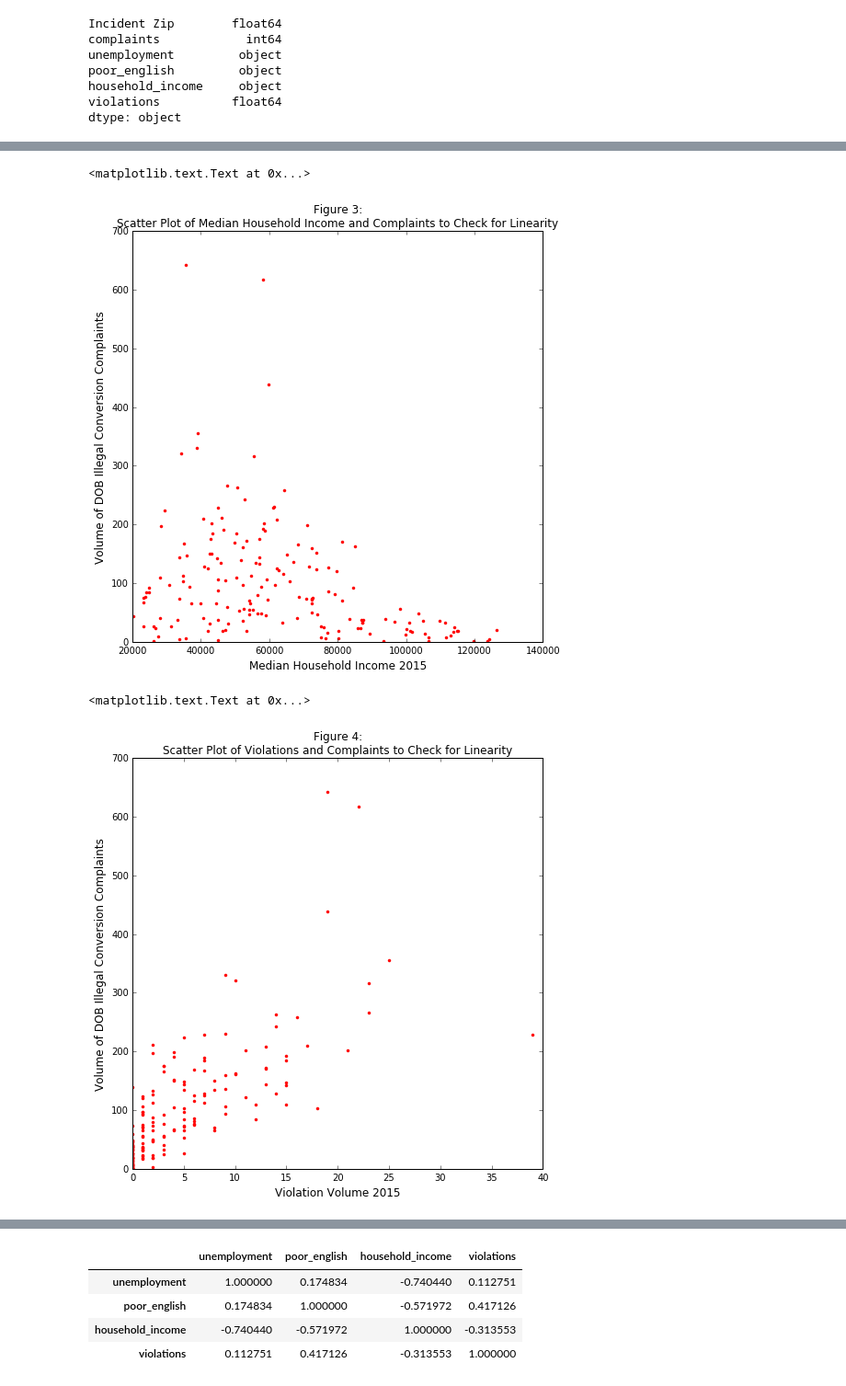
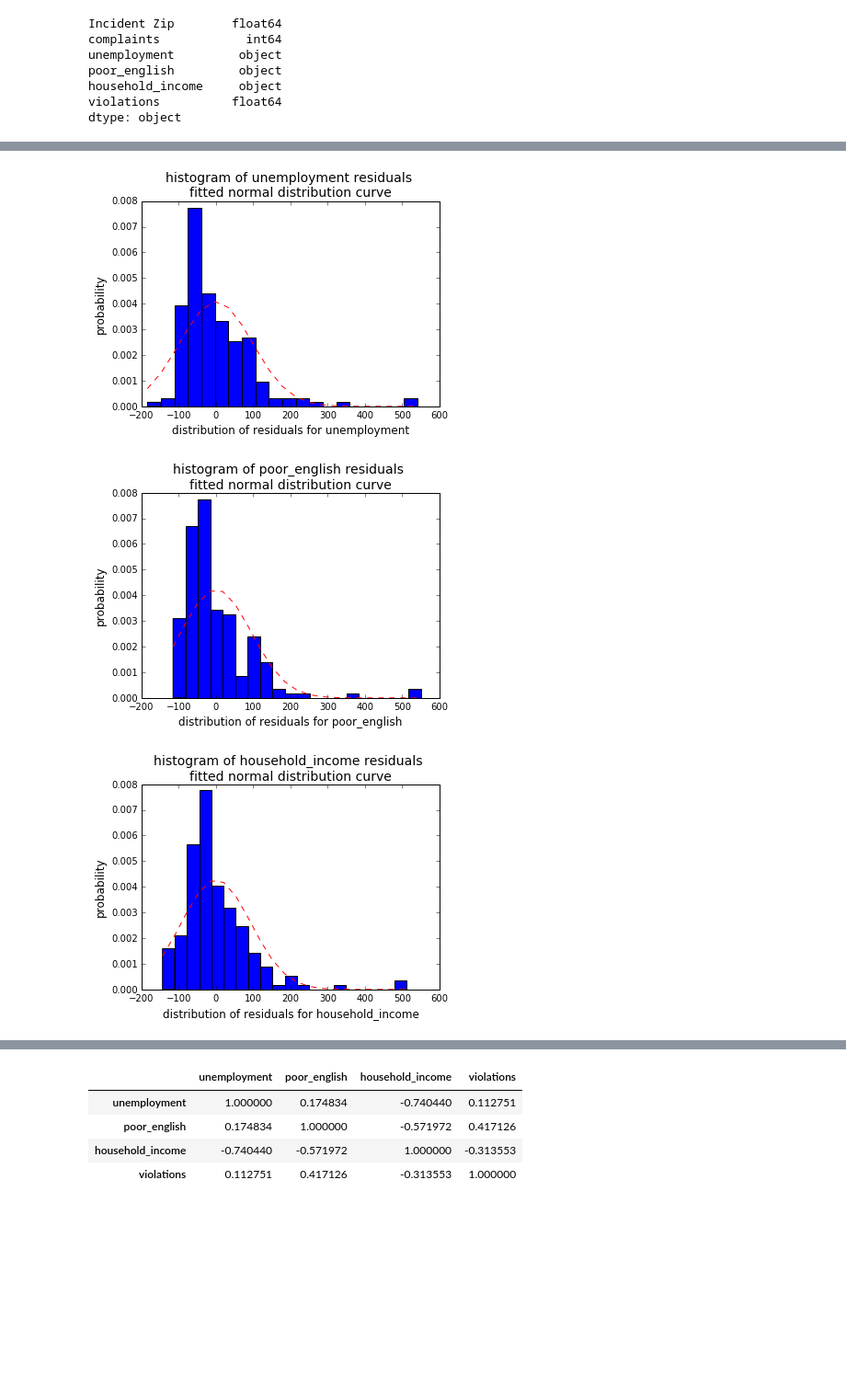
Before and after one commit to CUSPCivicAnalyticsFellows/311, a Jupyter notebook: notebooks/dob_regression_jan26.ipynb, the cells around one changed output, grey strips where cells are left out. Shown at 92% size. Saved outputs shown, nothing was run; the diff lists cells and outputs as text; code cells hidden in the pictures; blank space fills up the shorter version.

```diff
--- a/notebooks/dob_regression_jan26.ipynb
+++ b/notebooks/dob_regression_jan26.ipynb
@@ -154,19 +152,26 @@ plt.ylabel('Volume of DOB Illegal Conversion Complaints', fontsize=12)
-# %%
-#is the relationship between x and y linear
-plt.figure(figsize=(8,8))
-plt.plot(model['household_income'], model['complaints'], 'r.')
-plt.title('Figure 3:\nScatter Plot of Median Household Income and Complaints to Check for Linearity', fontsize=12)
-plt.xlabel('Median Household Income 2015', fontsize=12)
-plt.ylabel('Volume of DOB Illegal Conversion Complaints', fontsize=12)
-# %% [output]
-<matplotlib.text.Text at 0x...>
-[figure, removed]
-# %%
-plt.figure(figsize=(8,8))
-plt.plot(model['violations'], model['complaints'], 'r.')
-plt.title('Figure 4:\nScatter Plot of Violations and Complaints to Check for Linearity', fontsize=12)
-plt.xlabel('Violation Volume 2015', fontsize=12)
-plt.ylabel('Volume of DOB Illegal Conversion Complaints', fontsize=12)
-# %% [output]
-<matplotlib.text.Text at 0x...>
-[figure, removed]
+# %%
+for i, elem in enumerate(features):
+    results = smf.ols('complaints ~ ' + elem, data=model).fit()
+    residuals = sorted(results.resid) # just in case it isn't sorted
+
+    mu = np.mean(residuals) # mean of distribution
+    sigma = np.std(residuals) # standard deviation of distribution
+
+    num_bins = 20
+    # the histogram of the data
+    n, bins, patches = plt.hist(residuals, num_bins, normed=1, facecolor='blue')
+
+    # add a 'normal best fit' line
+    y = mlab.normpdf(bins, mu, sigma)
+    plt.plot(bins, y, 'r--')
+    plt.xlabel('distribution of residuals for ' + elem, fontsize=12)
+    plt.ylabel('probability', fontsize=12)
+    plt.title('histogram of ' + elem + ' residuals \nfitted normal distribution curve', fontsize=14)
+
+    # tweak spacing to prevent clipping of ylabel
+    plt.subplots_adjust(left=0.15)
+    plt.show()
+# %% [output]
+[figure, added]
+[figure, added]
+[figure, added]
```
Also changed, not shown: parts of 15 cells of this notebook.
